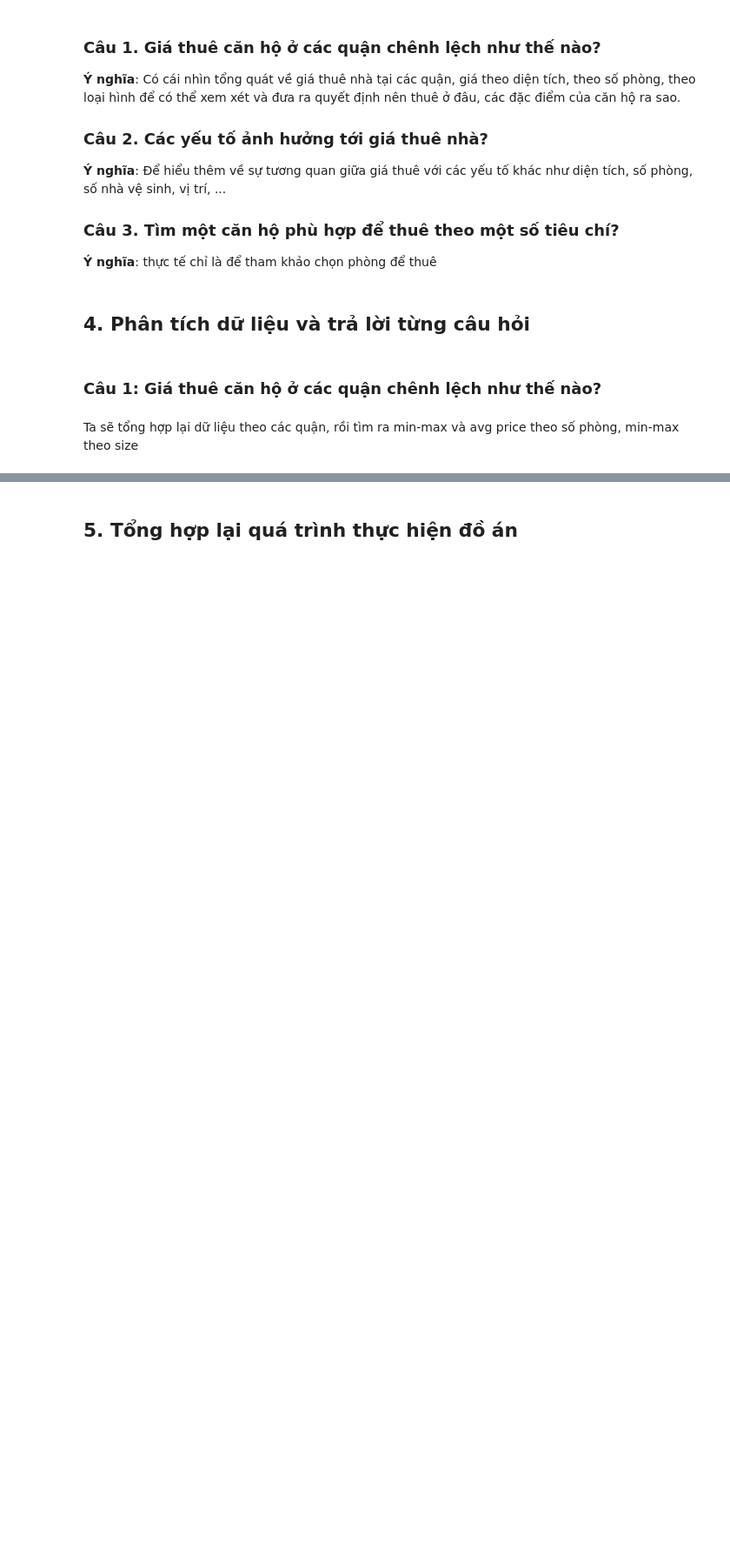
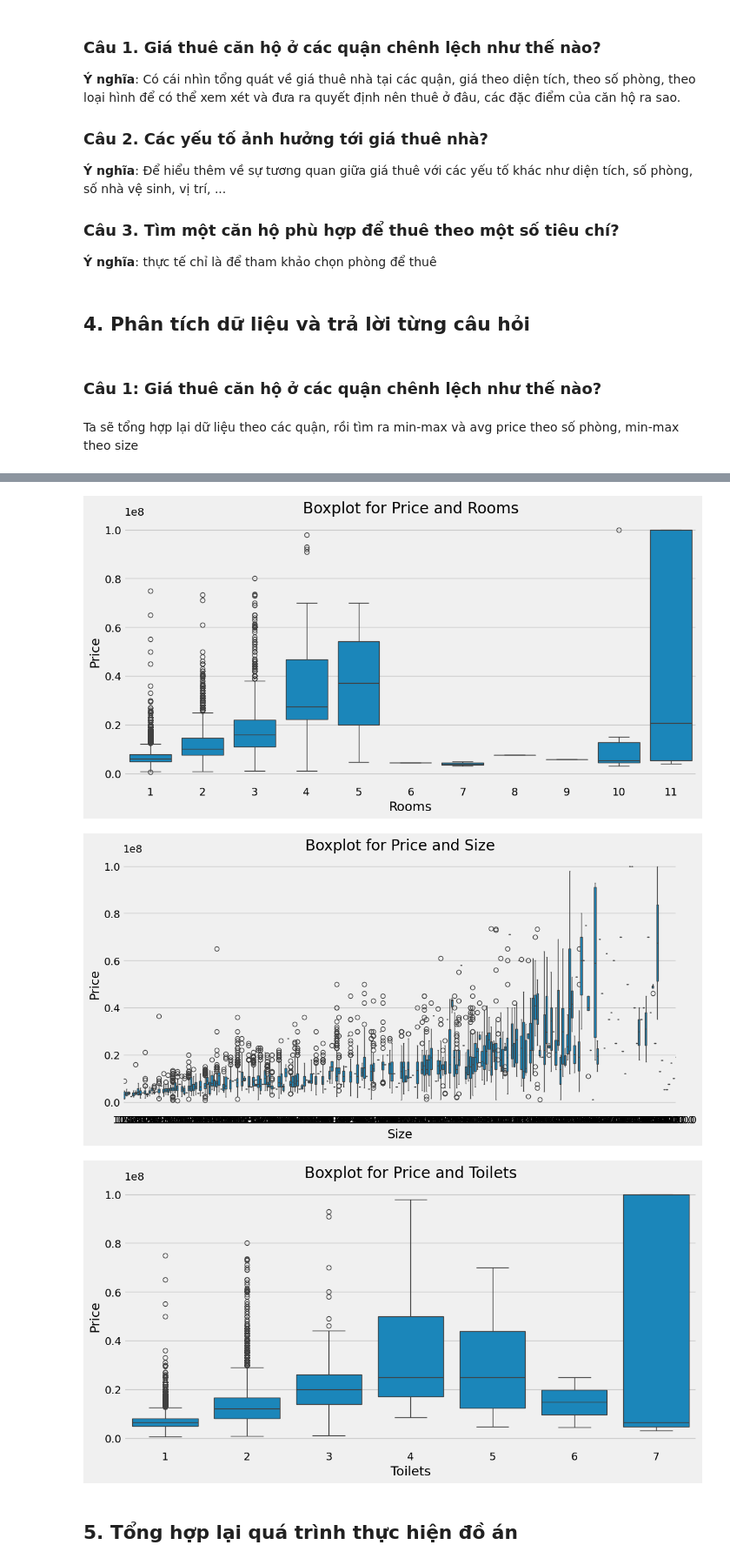
Before and after one commit to vanhung4499/p4ds, a Jupyter notebook: final.ipynb, the cells around one changed output, grey strips where cells are left out. Shown at 87% size. Saved outputs shown, nothing was run; the diff lists cells and outputs as text; code cells hidden in the pictures; blank space fills up the shorter version.

Commit message:
add data

```diff
--- a/final.ipynb
+++ b/final.ipynb
@@ -356,2 +400,30 @@ Ta thấy giá thuê
+# %%
+# Boxplot for Price and Rooms
+plt.figure(figsize=(12, 6))
+sns.boxplot(x='rooms', y='price', data=apartment_df)
+plt.title('Boxplot for Price and Rooms')
+plt.xlabel('Rooms')
+plt.ylabel('Price')
+plt.show()
+
+# Boxplot for Price and Size
+plt.figure(figsize=(12, 6))
+sns.boxplot(x='size', y='price', data=apartment_df)
+plt.title('Boxplot for Price and Size')
+plt.xlabel('Size')
+plt.ylabel('Price')
+plt.show()
+
+# Boxplot for Price and Toilets
+plt.figure(figsize=(12, 6))
+sns.boxplot(x='toilets', y='price', data=apartment_df)
+plt.title('Boxplot for Price and Toilets')
+plt.xlabel('Toilets')
+plt.ylabel('Price')
+plt.show()
+# %% [output]
+[figure, added]
+[figure, added]
+[figure, added]
 # %% [markdown]
 ## 5. Tổng hợp lại quá trình thực hiện đồ án
```
Also changed, not shown: parts of 39 cells of this notebook, 2 other files.
